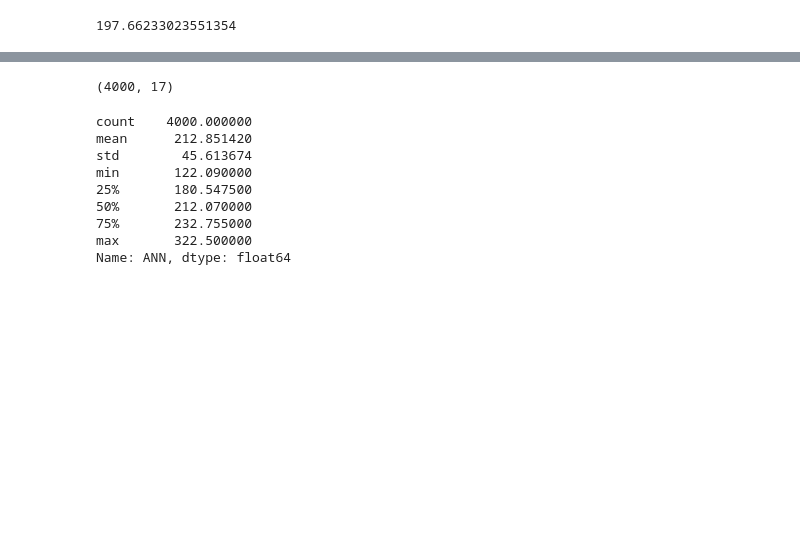
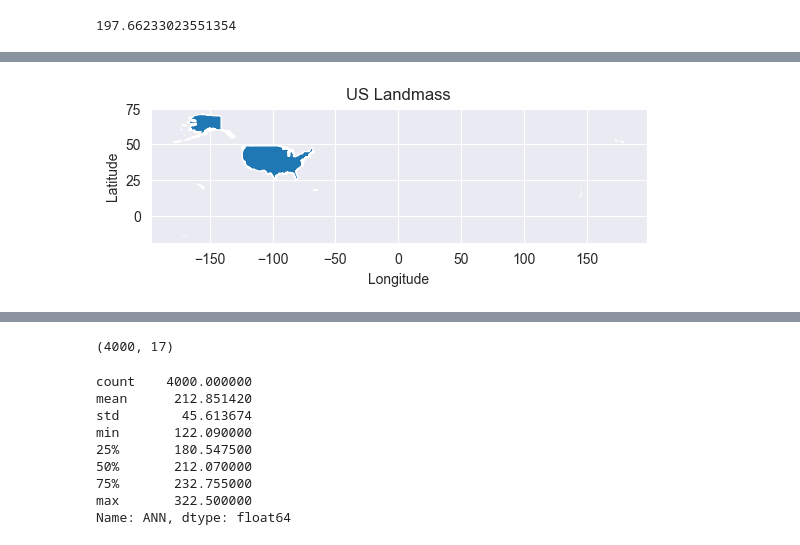
Before and after one commit to aerology-ai/uav-carbon-removal, a Jupyter notebook: q-learning_eval.ipynb, the cells around one changed output, grey strips where cells are left out. Cells and saved outputs as stored; diff of their text form; code cells hidden in the pictures; blank space fills up the shorter version.

```diff
--- a/q-learning_eval.ipynb
+++ b/q-learning_eval.ipynb
@@ -481,0 +679,12 @@ conus_2022_df.head()
+# %%
+# Load a shapefile or GeoJSON file representing the US landmass
+us_map = gpd.read_file('/Users/timothydonohue/Downloads/cb_2018_us_nation_5m/cb_2018_us_nation_5m.shp')
+
+us_map.plot()
+
+plt.title('US Landmass')
+plt.xlabel('Longitude')
+plt.ylabel('Latitude')
+plt.show()
+# %% [output]
+[figure, added]
```
Also changed, not shown: parts of 24 cells of this notebook, 1 other file.
